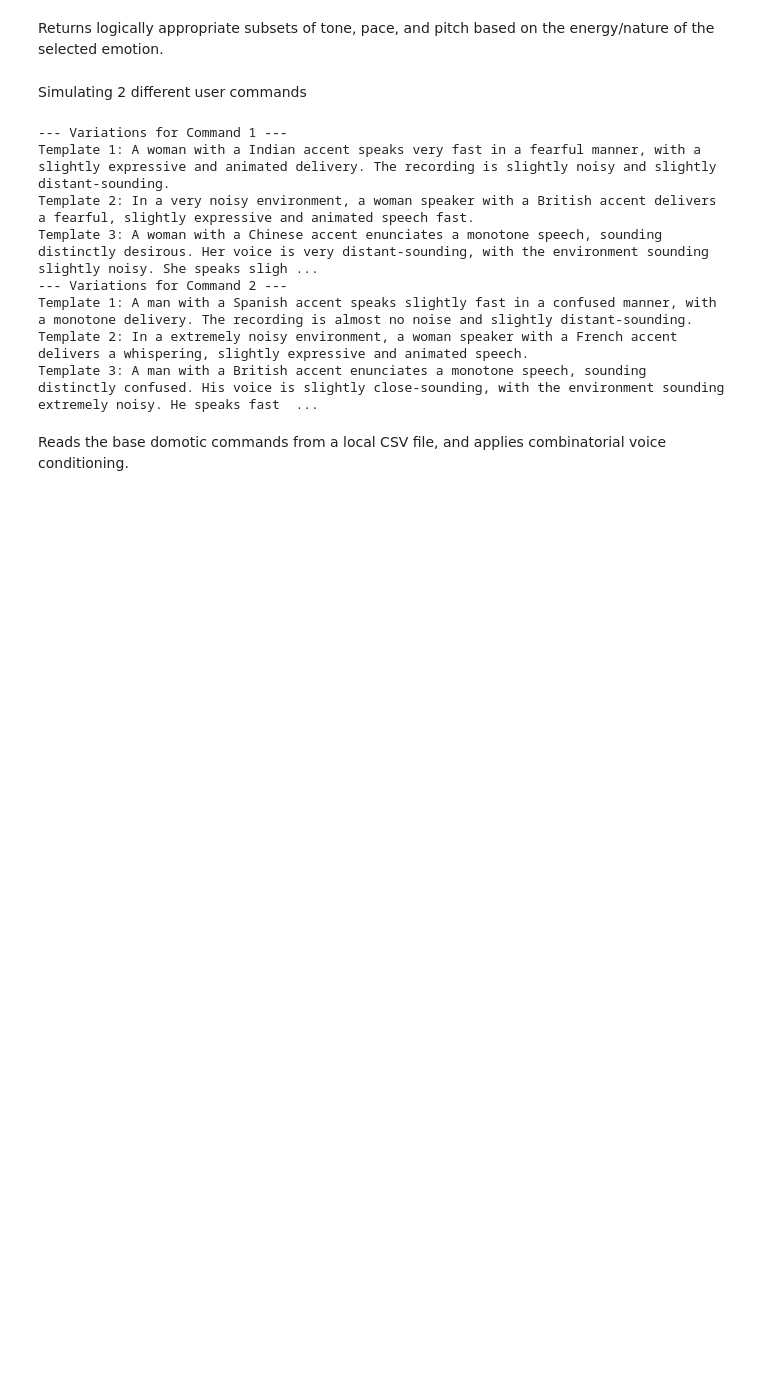
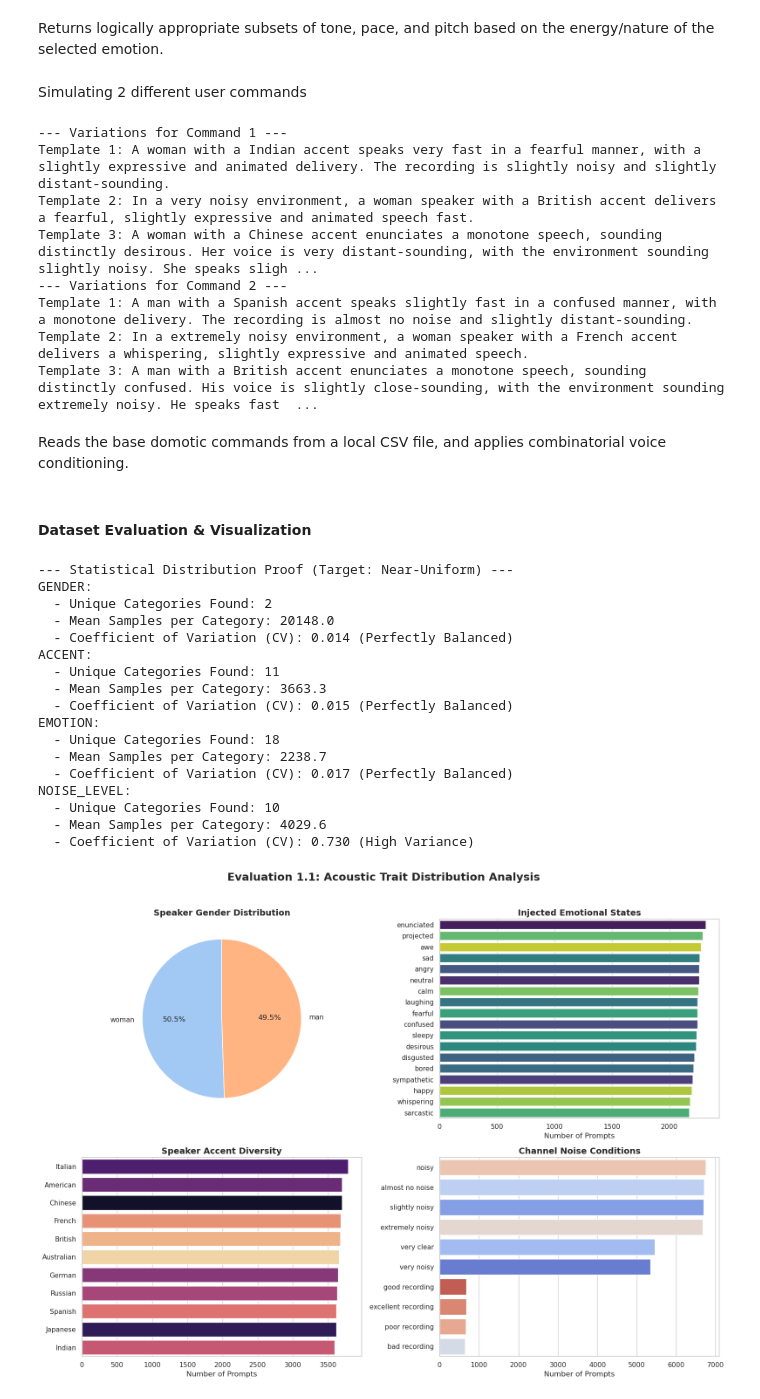
Before and after one commit to Vitolus/Thesis-MSc, a Jupyter notebook: dataset_manipulation.ipynb, the cells around one changed output. Cells and saved outputs as stored; diff of their text form; code cells hidden in the pictures; blank space fills up the shorter version.

Commit message:
merge evaluation into manipulation notebook

```diff
--- a/dataset_manipulation.ipynb
+++ b/dataset_manipulation.ipynb
@@ -146,3 +148,5 @@ def create_prompts_dataset(input_csv, output_csv):
 # %%
 create_prompts_dataset("./data/cleaned_raw_train.csv", "./data/description_prompts_train.csv")
 create_prompts_dataset("./data/cleaned_raw_test.csv", "./data/description_prompts_test.csv")
+# %% [markdown]
+#### Dataset Evaluation & Visualization
@@ -148,0 +207,56 @@ create_prompts_dataset("./data/cleaned_raw_test.csv", "./data/description_prompt
+# %%
+def plot_dataset_diversity(df):
+    if df is None or df.empty:
+        print("Error: Invalid DataFrame provided for plotting.")
+        return
+
+    sns.set_theme(style="whitegrid")
+    fig, axes = plt.subplots(2, 2, figsize=(16, 12))
+    fig.suptitle('Evaluation 1.1: Acoustic Trait Distribution Analysis', fontsize=18, fontweight='bold', y=0.98)
+
+    # Plot 1: Gender (Pie Chart for binary traits)
+    gender_counts = df["Gender"].value_counts()
+    axes[0, 0].pie(gender_counts, labels=gender_counts.index, autopct='%1.1f%%', startangle=90, colors=sns.color_palette("pastel"))
+    axes[0, 0].set_title('Speaker Gender Distribution', fontsize=14, fontweight='bold')
+
+    # Plot 2: Emotion (Bar Chart)
+    sns.countplot(data=df, y="Emotion", ax=axes[0, 1], order=df["Emotion"].value_counts().index, palette="viridis", hue="Emotion", legend=False)
+    axes[0, 1].set_title('Injected Emotional States', fontsize=14, fontweight='bold')
+    axes[0, 1].set_xlabel('Number of Prompts')
+    axes[0, 1].set_ylabel('')
+
+    # Plot 3: Accent (Bar Chart)
+    sns.countplot(data=df, y="Accent", ax=axes[1, 0], order=df["Accent"].value_counts().index, palette="magma", hue="Accent", legend=False)
+    axes[1, 0].set_title('Speaker Accent Diversity', fontsize=14, fontweight='bold')
+    axes[1, 0].set_xlabel('Number of Prompts')
+    axes[1, 0].set_ylabel('')
+
+    # Plot 4: Noise / Channel Conditions
+    sns.countplot(data=df, y="Noise_Level", ax=axes[1, 1], order=df["Noise_Level"].value_counts().index, palette="coolwarm", hue="Noise_Level", legend=False)
+    axes[1, 1].set_title('Channel Noise Conditions', fontsize=14, fontweight='bold')
+    axes[1, 1].set_xlabel('Number of Prompts')
+    axes[1, 1].set_ylabel('')
+
+    plt.tight_layout(rect=[0, 0, 1, 0.96])
+    plt.show()
+# %%
+plot_dataset_diversity(evaluate_dataset_diversity("./data/description_prompts_train.csv"))
+# %% [output]
+--- Statistical Distribution Proof (Target: Near-Uniform) ---
+GENDER:
+  - Unique Categories Found: 2
+  - Mean Samples per Category: 20148.0
+  - Coefficient of Variation (CV): 0.014 (Perfectly Balanced)
+ACCENT:
+  - Unique Categories Found: 11
+  - Mean Samples per Category: 3663.3
+  - Coefficient of Variation (CV): 0.015 (Perfectly Balanced)
+EMOTION:
+  - Unique Categories Found: 18
+  - Mean Samples per Category: 2238.7
+  - Coefficient of Variation (CV): 0.017 (Perfectly Balanced)
+NOISE_LEVEL:
+  - Unique Categories Found: 10
+  - Mean Samples per Category: 4029.6
+  - Coefficient of Variation (CV): 0.730 (High Variance)
+[figure, added]
```
Also changed, not shown: parts of 4 cells of this notebook, 1 other file.
